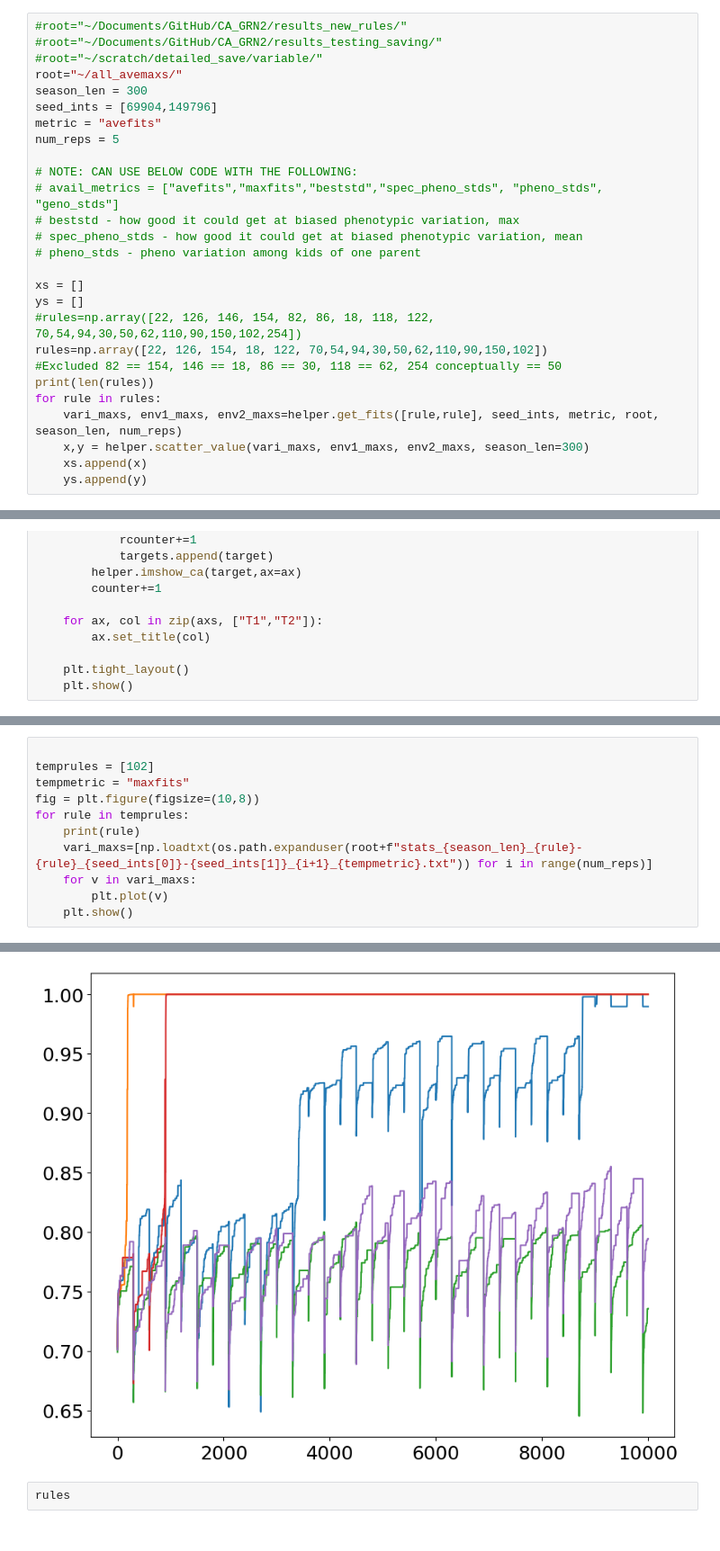
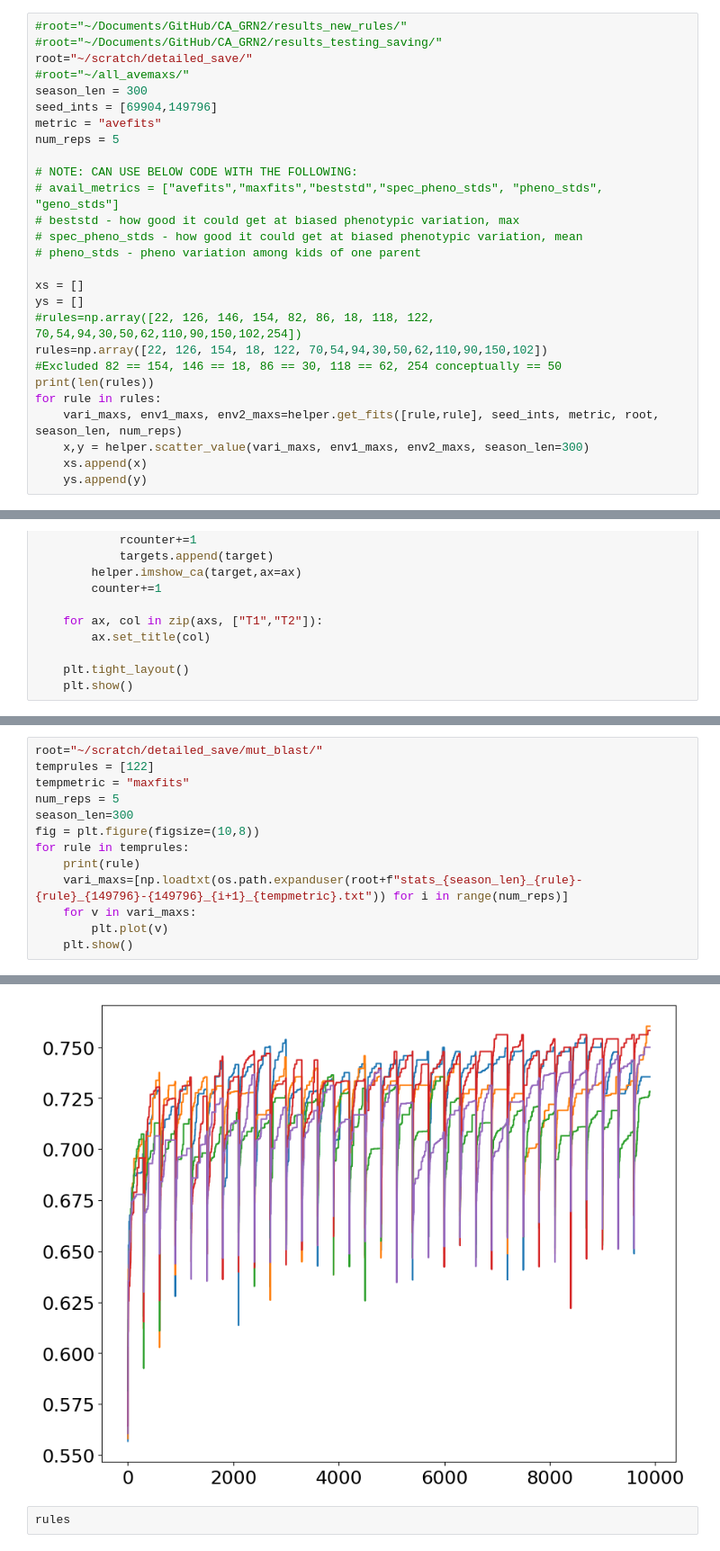
Before and after one commit to Cpetak/CA_GRN2, a Jupyter notebook: variable_maxave.ipynb, the cells around one changed output, grey strips where cells are left out. Shown at 90% size. Drawn from its saved outputs; the diff is of its cells as text.

```diff
--- a/variable_maxave.ipynb
+++ b/variable_maxave.ipynb
@@ -9,8 +9,8 @@ from collections import defaultdict
 # %%
 #root="~/Documents/GitHub/CA_GRN2/results_new_rules/"
 #root="~/Documents/GitHub/CA_GRN2/results_testing_saving/"
-#root="~/scratch/detailed_save/variable/"
-root="~/all_avemaxs/"
+root="~/scratch/detailed_save/"
+#root="~/all_avemaxs/"
 season_len = 300
 seed_ints = [69904,149796]
 metric = "avefits"
@@ -129,11 +129,13 @@ plt.show()
 # %%
-
-temprules = [102]
+root="~/scratch/detailed_save/mut_blast/"
+temprules = [122]
 tempmetric = "maxfits"
+num_reps = 5
+season_len=300
 fig = plt.figure(figsize=(10,8))
 for rule in temprules:
     print(rule)
-    vari_maxs=[np.loadtxt(os.path.expanduser(root+f"stats_{season_len}_{rule}-{rule}_{seed_ints[0]}-{seed_ints[1]}_{i+1}_{tempmetric}.txt")) for i in range(num_reps)]
+    vari_maxs=[np.loadtxt(os.path.expanduser(root+f"stats_{season_len}_{rule}-{rule}_{149796}-{149796}_{i+1}_{tempmetric}.txt")) for i in range(num_reps)]
     for v in vari_maxs:
         plt.plot(v)
     plt.show()
@@ -142,4 +144,4 @@ for rule in temprules:
-[figure, old version]
+[figure, new version]
 # %%
 rules
 # %% [output]
```
Also changed, not shown: parts of 5 cells of this notebook, 4 other files.
